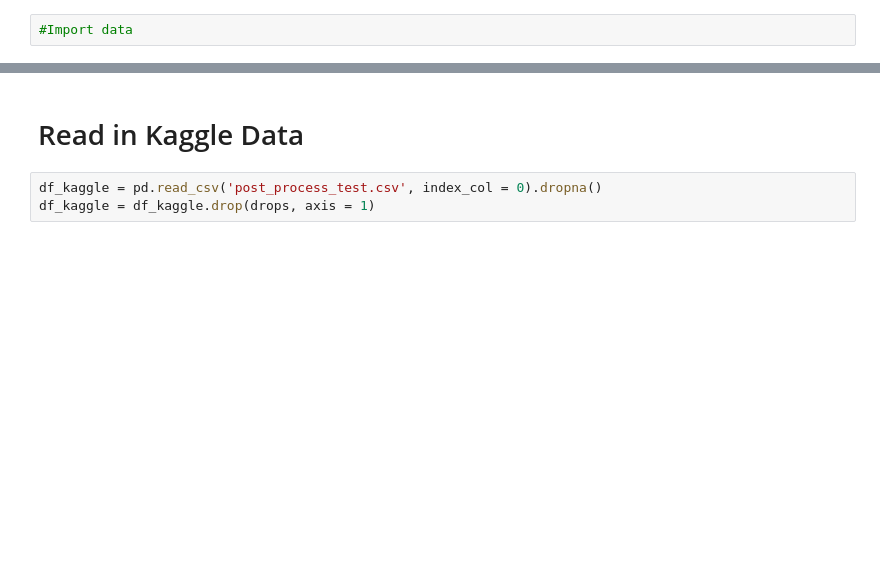
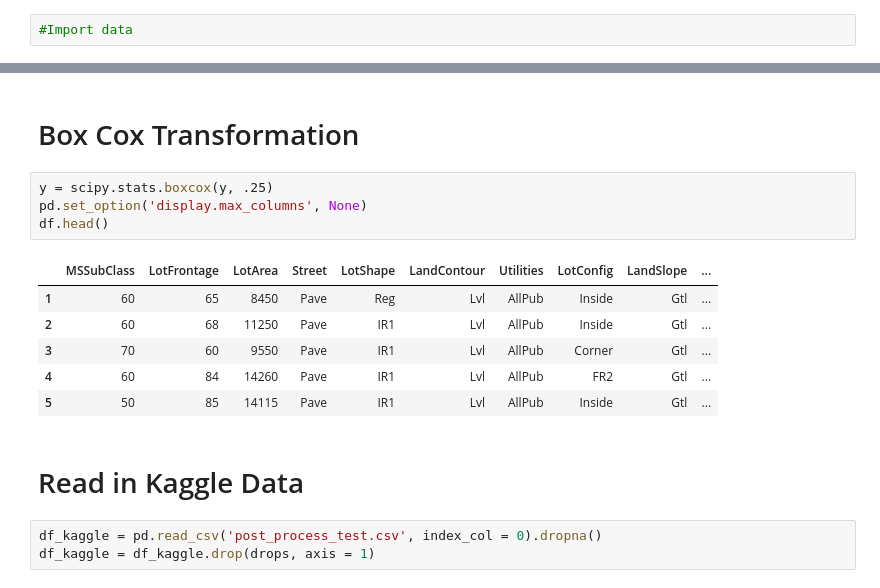
Before and after one commit to Where-Does-The-Money-Go/Kaggle_Ames_IA, a Jupyter notebook: Models.ipynb, the cells around one changed output, grey strips where cells are left out. Saved outputs shown, nothing was run; the diff lists cells and outputs as text; blank space fills up the shorter version.

```diff
--- a/Models.ipynb
+++ b/Models.ipynb
@@ -36,3 +69,16 @@ len(df.columns)
+# %% [markdown]
+# Box Cox Transformation
+# %%
+y = scipy.stats.boxcox(y, .25)
+pd.set_option('display.max_columns', None)
+df.head()
+# %% [output]
+|  | MSSubClass | LotFrontage | LotArea | Street | LotShape | LandContour | Utilities | LotConfig | LandSlope | ... |
+| 1 | 60 | 65 | 8450 | Pave | Reg | Lvl | AllPub | Inside | Gtl | ... |
+| 2 | 60 | 68 | 11250 | Pave | IR1 | Lvl | AllPub | Inside | Gtl | ... |
+| 3 | 70 | 60 | 9550 | Pave | IR1 | Lvl | AllPub | Corner | Gtl | ... |
+| 4 | 60 | 84 | 14260 | Pave | IR1 | Lvl | AllPub | FR2 | Gtl | ... |
+| 5 | 50 | 85 | 14115 | Pave | IR1 | Lvl | AllPub | Inside | Gtl | ... |
 # %% [markdown]
 # Read in Kaggle Data
 # %%
```
Also changed, not shown: parts of 77 cells of this notebook, 1 other file.
